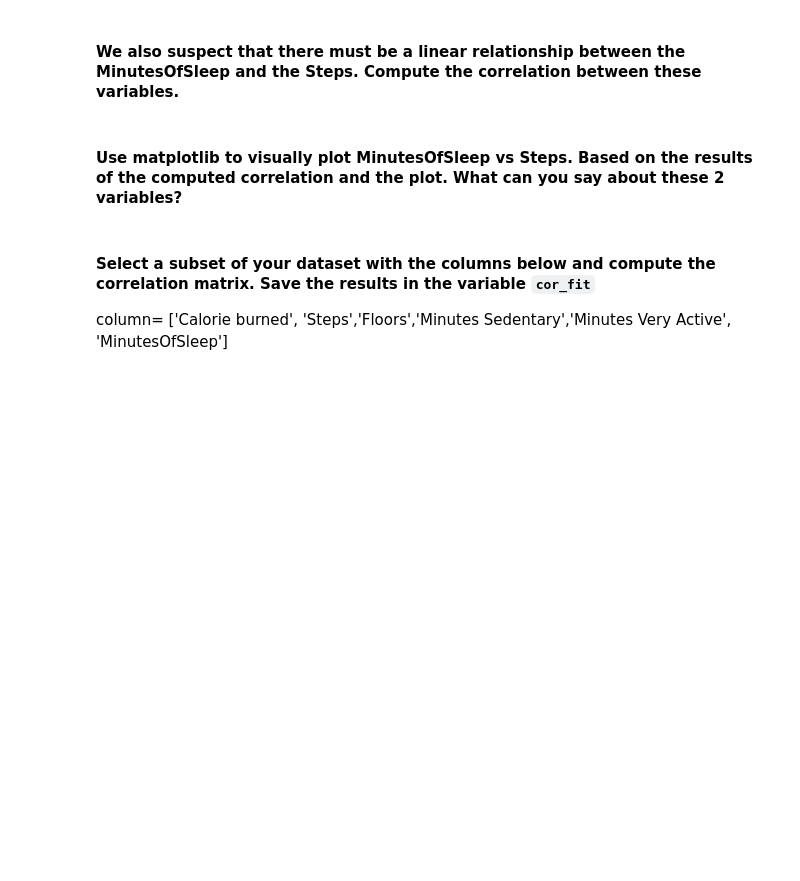
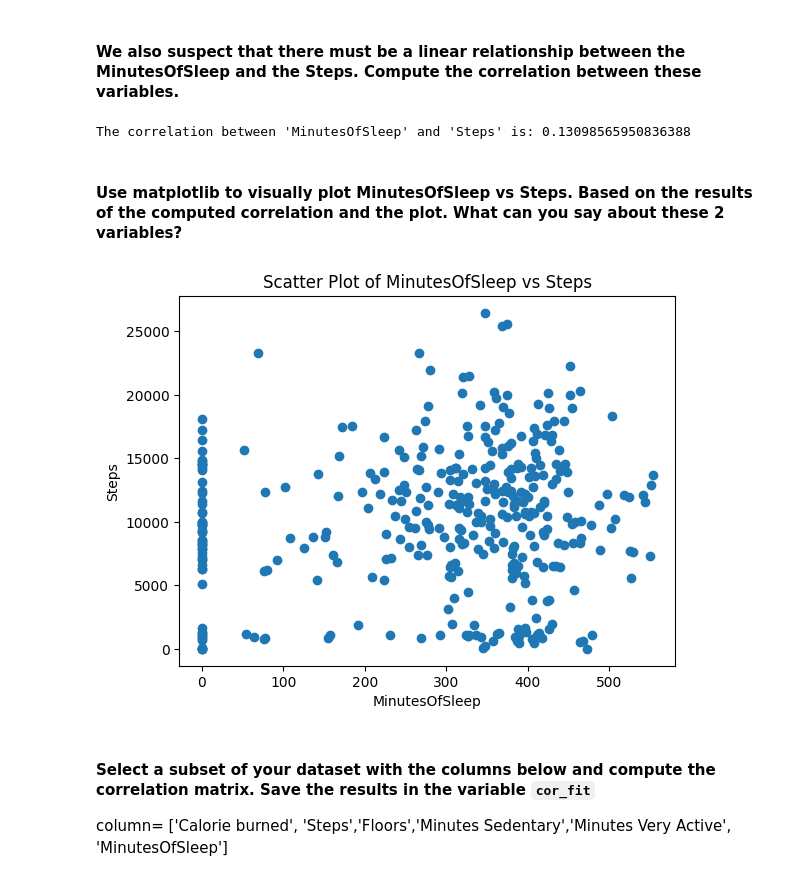
Before and after one commit to ylavr/lab-pivot-table-correlation, a Jupyter notebook: your_code/main.ipynb, the cells around one changed output. Drawn from its saved outputs; the diff is of its cells as text; code cells hidden in the pictures; blank space fills up the shorter version.

```diff
--- a/your_code/main.ipynb
+++ b/your_code/main.ipynb
@@ -104,2 +332,9 @@ Hint: Use Pandas functions from previous lectures.
+# %%
+# your answer here
+correlation = fitbit['MinutesOfSleep'].corr(fitbit['Steps'])
+
+print(f"The correlation between 'MinutesOfSleep' and 'Steps' is: {correlation}")
+# %% [output]
+The correlation between 'MinutesOfSleep' and 'Steps' is: 0.13098565950836388
 # %% [markdown]
 #### Use matplotlib to visually plot MinutesOfSleep vs Steps. Based on the results of the computed correlation and the plot. What can you say about these 2 variables?
@@ -108,3 +341,12 @@ Hint: Use Pandas functions from previous lectures.
+# %%
+# your answer here
+plt.scatter(x=fitbit['MinutesOfSleep'], y=fitbit['Steps'])
+plt.xlabel('MinutesOfSleep')
+plt.ylabel('Steps')
+plt.title('Scatter Plot of MinutesOfSleep vs Steps')
+plt.show()
+# %% [output]
+[figure, added]
 # %% [markdown]
 #### Select a subset of your dataset with the columns below and compute the correlation matrix. Save the results in the variable `cor_fit`
 column= ['Calorie burned', 'Steps','Floors','Minutes Sedentary','Minutes Very Active', 'MinutesOfSleep']
```
Also changed, not shown: parts of 56 cells of this notebook.
